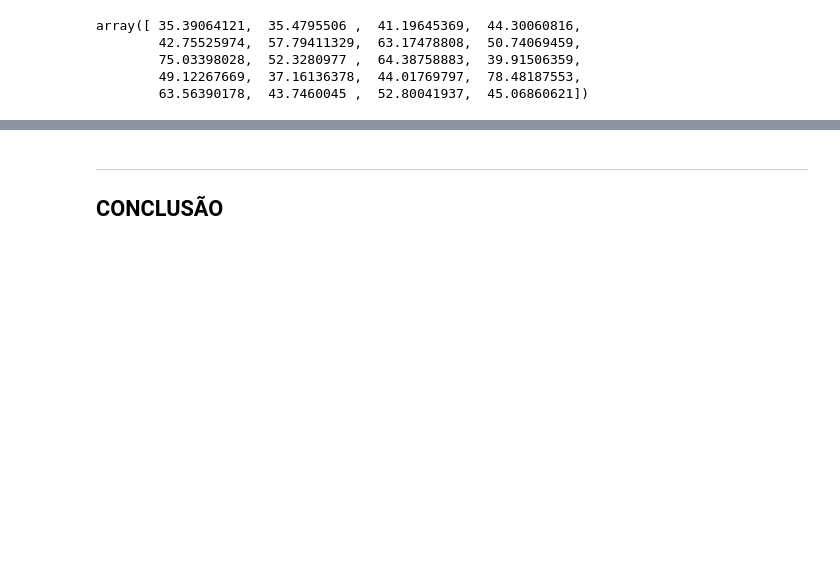
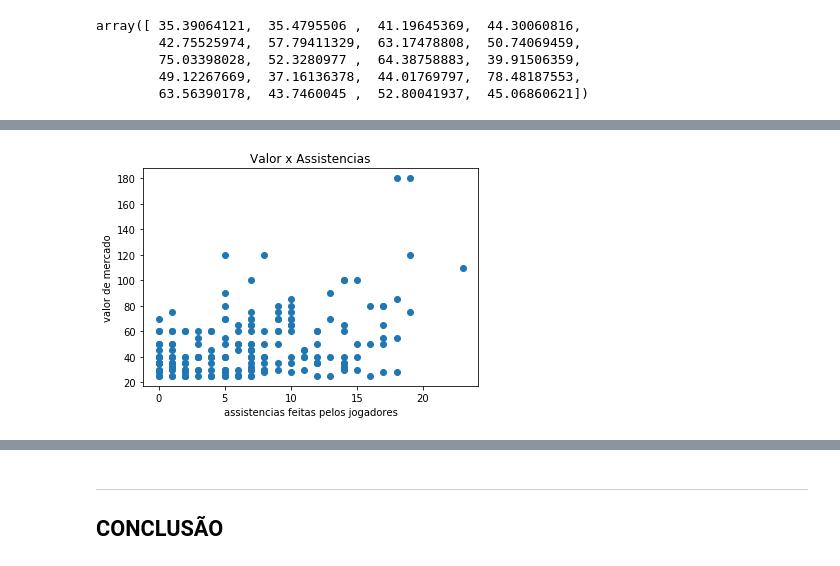
Before and after one commit to Leobhering/cddp3, a Jupyter notebook: Projeto3 Layout.ipynb, the cells around one changed output, grey strips where cells are left out. Cells and saved outputs as stored; diff of their text form; code cells hidden in the pictures; blank space fills up the shorter version.

```diff
--- a/Projeto3 Layout.ipynb
+++ b/Projeto3 Layout.ipynb
@@ -204,0 +287,8 @@ O valor de RMS na regressão linear é 16.8155010344794
+# %%
+u = plt.scatter(dados_filtro['assistencias'] , y)
+plt.xlabel('assistencias feitas pelos jogadores')
+plt.ylabel('valor de mercado')
+plt.title('Valor x Assistencias')
+plt.show(u)
+# %% [output]
+[figure, added]
```
Also changed, not shown: parts of 13 cells of this notebook.
